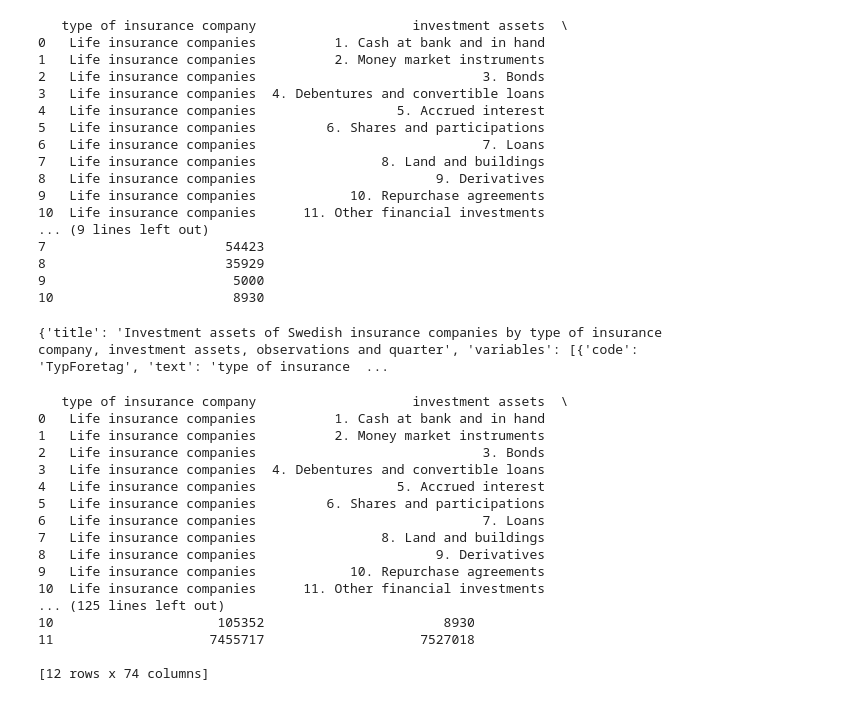
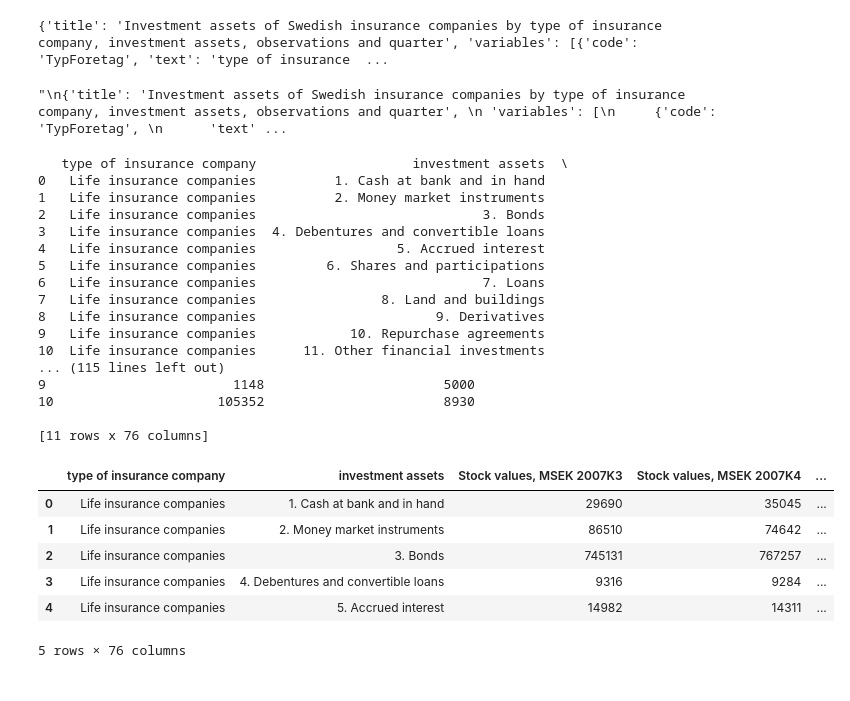
Before and after one commit to kunanonsurasorn/Python_Sandbox, a Jupyter notebook: api_sandbox_project/api_python.ipynb, the cells around one changed output. Drawn from its saved outputs; the diff is of its cells as text; code cells hidden in the pictures.

```diff
--- a/api_sandbox_project/api_python.ipynb
+++ b/api_sandbox_project/api_python.ipynb
@@ -4,60 +4,14 @@ import pandas as pd
 from io import StringIO
 
 url = "https://api.scb.se/OV0104/v1/doris/en/ssd/START/FM/FM0501/FM0501Tab04"
-
-query = {
-  "query": [
-    {
-      "code": "TypForetag",
-      "selection": {"filter": "item","values": ["1.1"]}
-    },
-    {
-      "code": "Placeringstillgangar",
-      "selection": {"filter": "item","values": [str(i) for i in range(1,12)]}
-    },
-    {
-      "code": "ContentsCode",
-      "selection": {"filter": "item","values": ["000006NS"]}
-    },
-    {
-      "code": "Tid",
-      "selection": {"filter": "item","values": ["2025K4"]}
-    }
-  ],
-  "response": {
-    "format": "csv"
-  }
-}
-
-response = requests.post(url, json=query)
-
-df = pd.read_csv(StringIO(response.text), sep=",")
-print(df)
-# %% [output]
-   type of insurance company                    investment assets  \
-0   Life insurance companies          1. Cash at bank and in hand
-1   Life insurance companies          2. Money market instruments
-2   Life insurance companies                             3. Bonds
-3   Life insurance companies  4. Debentures and convertible loans
-4   Life insurance companies                  5. Accrued interest
-5   Life insurance companies         6. Shares and participations
-6   Life insurance companies                             7. Loans
-7   Life insurance companies                8. Land and buildings
-8   Life insurance companies                       9. Derivatives
-9   Life insurance companies            10. Repurchase agreements
-10  Life insurance companies      11. Other financial investments
-... (9 lines left out)
-7                       54423
-8                       35929
-9                        5000
-10                       8930
 # %%
 meta = requests.get(url).json()
 print(meta)
 # %% [output]
 {'title': 'Investment assets of Swedish insurance companies by type of insurance company, investment assets, observations and quarter', 'variables': [{'code': 'TypForetag', 'text': 'type of insurance  ...
 # %%
-
+"""
+Meta
 {'title': 'Investment assets of Swedish insurance companies by type of insurance company, investment assets, observations and quarter',
  'variables': [
      {'code': 'TypForetag',
@@ -135,8 +89,11 @@ print(meta)
                          '2024K1', '2024K2', '2024K3', '2024K4',
                          '2025K1', '2025K2', '2025K3', '2025K4'],
           'time': True}]}
+"""
+# %% [output]
+"\n{'title': 'Investment assets of Swedish insurance companies by type of insurance company, investment assets, observations and quarter', \n 'variables': [\n     {'code': 'TypForetag', \n      'text' ...
 # %%
-query2 = {
+query = {
   "query": [
     {
       "code": "TypForetag",
@@ -144,7 +101,7 @@ query2 = {
     },
     {
       "code": "Placeringstillgangar",
-      "selection": {"filter": "item", "values": ["1","2","3","4","5","6","7","8","9","10","11","12"]}
+      "selection": {"filter": "item", "values": ["1","2","3","4","5","6","7","8","9","10","11"]}
     },
     {
       "code": "ContentsCode",
@@ -158,7 +115,7 @@ query2 = {
   "response": {"format": "csv"}
 }
 # %%
-response = requests.post(url, json=query2)
+response = requests.post(url, json=query)
 
 df = pd.read_csv(StringIO(response.text), sep=",")
 print(df)
@@ -175,8 +132,18 @@ print(df)
 8   Life insurance companies                       9. Derivatives
 9   Life insurance companies            10. Repurchase agreements
 10  Life insurance companies      11. Other financial investments
-... (125 lines left out)
+... (115 lines left out)
+9                        1148                       5000
 10                     105352                       8930
-11                    7455717                    7527018
 
-[12 rows x 74 columns]
+[11 rows x 76 columns]
+# %%
+df.head()
+# %% [output]
+|  | type of insurance company | investment assets | Stock values, MSEK 2007K3 | Stock values, MSEK 2007K4 | ... |
+| 0 | Life insurance companies | 1. Cash at bank and in hand | 29690 | 35045 | ... |
+| 1 | Life insurance companies | 2. Money market instruments | 86510 | 74642 | ... |
+| 2 | Life insurance companies | 3. Bonds | 745131 | 767257 | ... |
+| 3 | Life insurance companies | 4. Debentures and convertible loans | 9316 | 9284 | ... |
+| 4 | Life insurance companies | 5. Accrued interest | 14982 | 14311 | ... |
+5 rows × 76 columns
```
Also changed, not shown: parts of 1 cell of this notebook.
